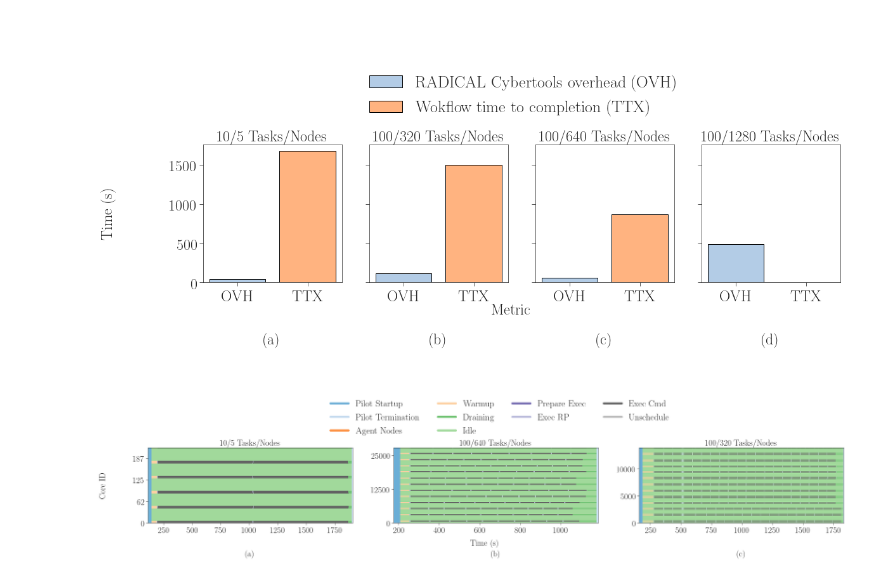
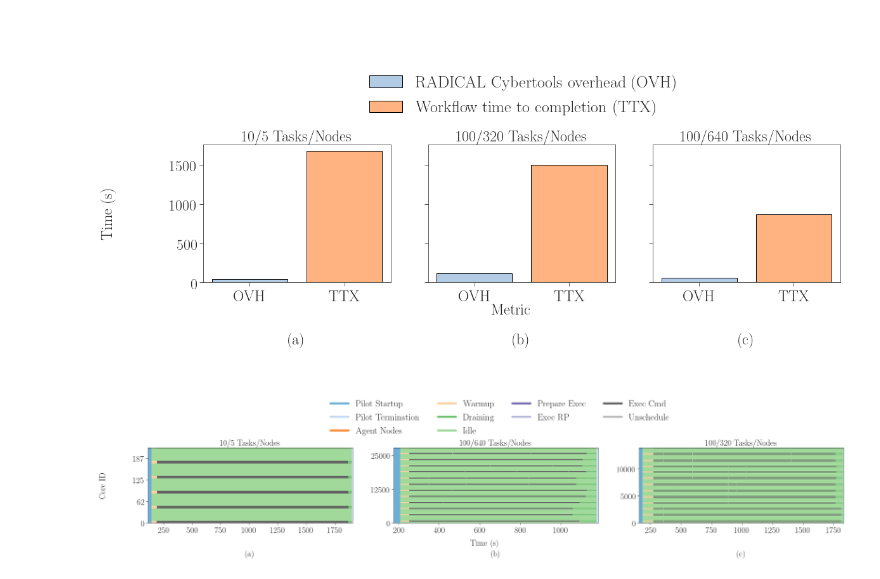
Before and after one commit to radical-experiments/hpcw-princeton, a Jupyter notebook: analysis/incite2020.ipynb, the cells around one changed output. Saved outputs shown, nothing was run; the diff lists cells and outputs as text; code cells hidden in the pictures.

```diff
--- a/analysis/incite2020.ipynb
+++ b/analysis/incite2020.ipynb
@@ -140,32 +152,33 @@ for sid in suds:
 # %%
 fwidth = 18
 fhight = 4
-fig, axarr = plt.subplots(1, len(suds), sharey=True, figsize=(fwidth, fhight))
+fig, axarr = plt.subplots(1, len(suds)-1, sharey=True, figsize=(fwidth, fhight))
 
 i = 0
 j = 'a'
 for sid in suds:
+    if sid != 're.session.login5.lei.018411.0003':
 
-    ax = axarr[i]
-    ax.title.set_text('%s/%s Tasks/Nodes' % (ss[sid]['nunit'], int(ss[sid]['nnodes'])))
+        ax = axarr[i]
+        ax.title.set_text('%s/%s Tasks/Nodes' % (ss[sid]['nunit'], int(ss[sid]['nnodes'])))
 
-    ax.bar(x = 'OVH', height = ss[sid]['ovh_rtc'], color = tableau20[1])
-    ax.bar(x = 'TTX', height = ss[sid]['ttx_u']  , color = tableau20[3])
+        ax.bar(x = 'OVH', height = ss[sid]['ovh_rtc'], color = tableau20[1])
+        ax.bar(x = 'TTX', height = ss[sid]['ttx_u']  , color = tableau20[3])
 
-    ax.set_xlabel('(%s)' % j, labelpad=45)
+        ax.set_xlabel('(%s)' % j, labelpad=45)
 
-    i = i+1
-    j = chr(ord(j) + 1)
+        i = i+1
+        j = chr(ord(j) + 1)
 
 fig.text(0   ,  0.5 , 'Time (s)', va='center', rotation='vertical', fontsize=24)
 fig.text(0.5 , -0.05, 'Metric'  , ha='center', fontsize=24)
-fig.legend(['RADICAL Cybertools overhead (OVH)', 'Wokflow time to completion (TTX)'], loc='upper center',
+fig.legend(['RADICAL Cybertools overhead (OVH)', 'Workflow time to completion (TTX)'], loc='upper center',
            bbox_to_anchor=(0.52, 1.6), fontsize=26, ncol=1)
 
 plt.savefig('figures/incite2020_ovh_ttx_jsrun.pdf', dpi=300, bbox_inches='tight')
 plt.savefig('figures/incite2020_ovh_ttx_jsrun.png', dpi=300, bbox_inches='tight')
 # %% [output]
-[figure, old version]
+[figure, new version]
 # %%
 # get utilization information
 # FIXME: remove bogus session
```
Also changed, not shown: parts of 2 cells of this notebook, 4 other files.
